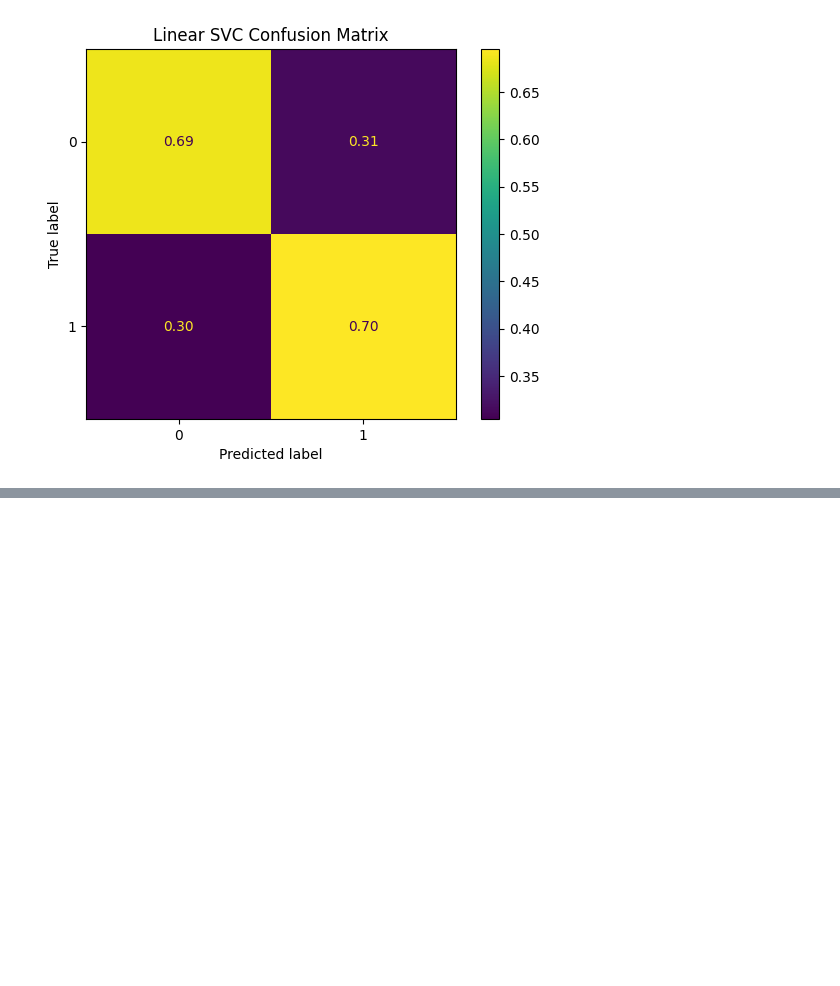
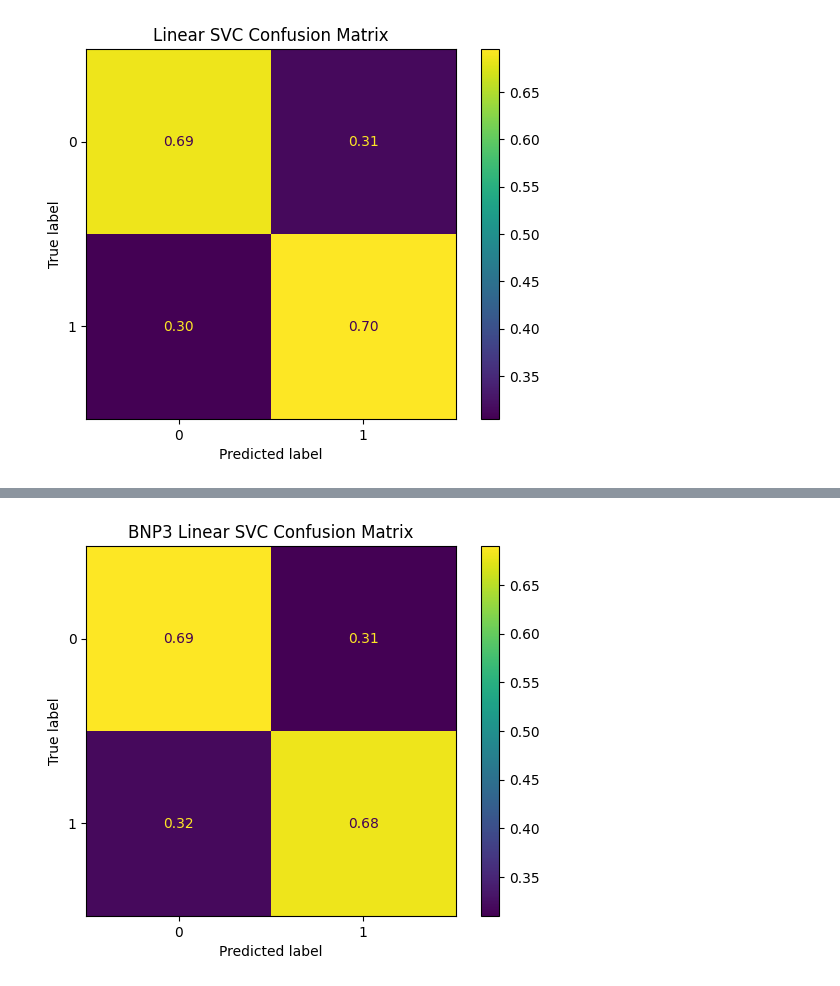
Before and after one commit to mw1296/DSAN5300, a Jupyter notebook: dsan5300_group1_final_project/code.ipynb, the cells around one changed output, grey strips where cells are left out. Saved outputs shown, nothing was run; the diff lists cells and outputs as text; code cells hidden in the pictures; blank space fills up the shorter version.

Commit message:
update BNPL3 SVC

```diff
--- a/dsan5300_group1_final_project/code.ipynb
+++ b/dsan5300_group1_final_project/code.ipynb
@@ -1568,0 +1799,21 @@ plt.show()
+# %%
+# multi-class to ordinal
+cols3 = ['X12_a','X12_b','X12_c','X12_d','X12_e','X12_f','X12_g']
+
+map_cols3 = ({
+    'Not a concern': 0,
+    'Minor concern': 1,
+    'Major concern': 2
+})
+
+for c in cols3:
+  data[c] = data[c].map(map_cols3)
+# %%
+# rescale integer and continous variables
+numeric_cols = ["ppage", "pphhsize", "ppkid017",'X12_a','X12_b','X12_c','X12_d','X12_e','X12_f','X12_g']
+
+scaler = StandardScaler()
+
+data[numeric_cols] = scaler.fit_transform(data[numeric_cols])
+# %%
+data = data.loc[-data['BNPL3'].isna()]
@@ -1568,0 +1845,14 @@ plt.show()
+# %%
+# drop columns
+data_cleaned = data.drop(columns=['BNPL1', 'BNPL4_a', 'BNPL4_b', 'BNPL4_c', 'BNPL4_d', 'BNPL4_e', 'BNPL4_f', 'year',
+                       'I20','ppfs0596','ppeducat','ppethm','ppinc7','ppemploy','ppmarit5','ppagecat','ppfs1482','B3','A6','C4A','L0C',
+                       'SL6', 'I41_c', 'I41_e', 'A1_a', 'A1_b', 'A1_c', 'X12_a', 'X12_b', 'X12_c', 'X12_d', 'X12_e', 'X12_f', 'X12_g', 'EF5C'])
+
+
+# independent variables
+X = data_cleaned.drop(columns=['BNPL3','weight'])
+# target variable
+y = data_cleaned['BNPL3']
+
+# weights
+weights = data_cleaned['weight']
@@ -1568,0 +2044,8 @@ plt.show()
+# %%
+cm = confusion_matrix(y_test, y_pred, normalize='true')
+BNPL1_svc_cm_plot = ConfusionMatrixDisplay(cm)
+BNPL1_svc_cm_plot.plot(values_format=".2f")
+plt.title('BNP3 Linear SVC Confusion Matrix')
+plt.show()
+# %% [output]
+[figure, added]
```
Also changed, not shown: parts of 45 cells of this notebook, 7 other files.
